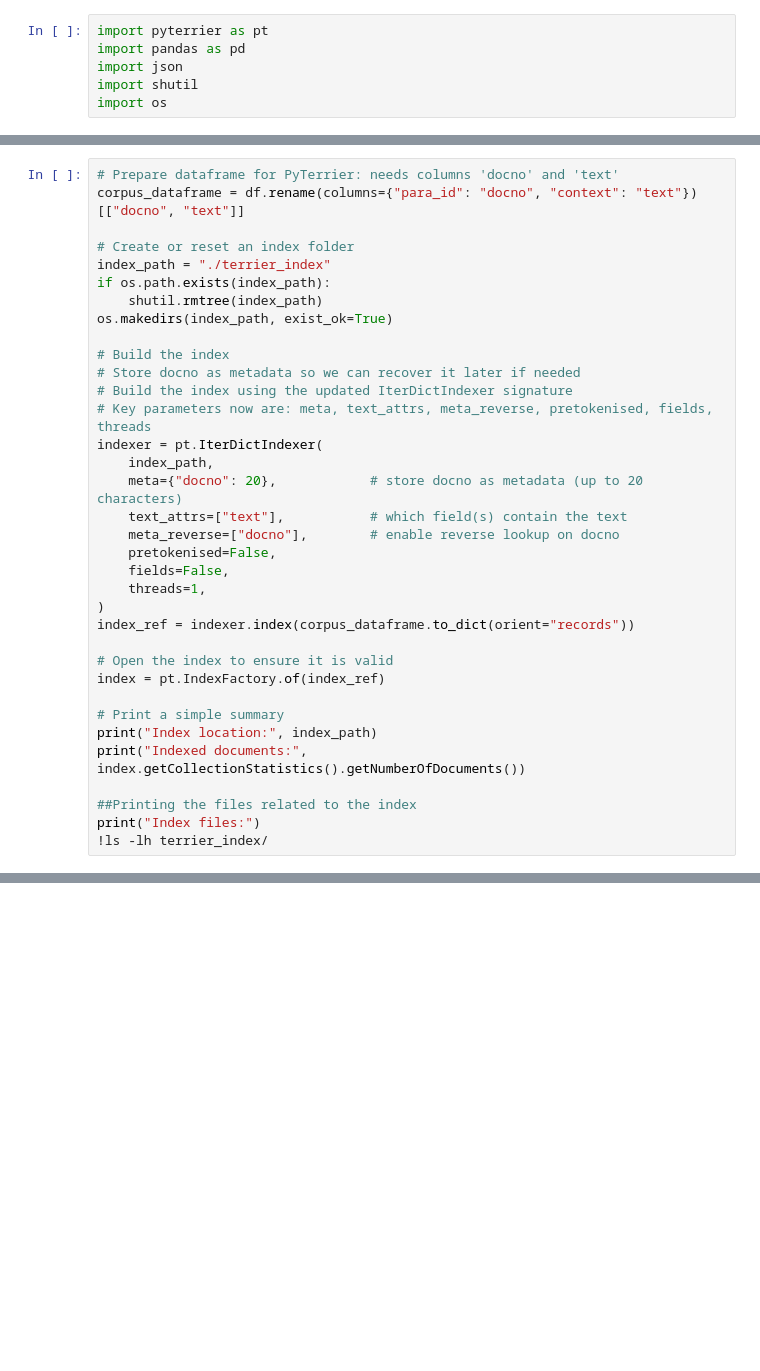
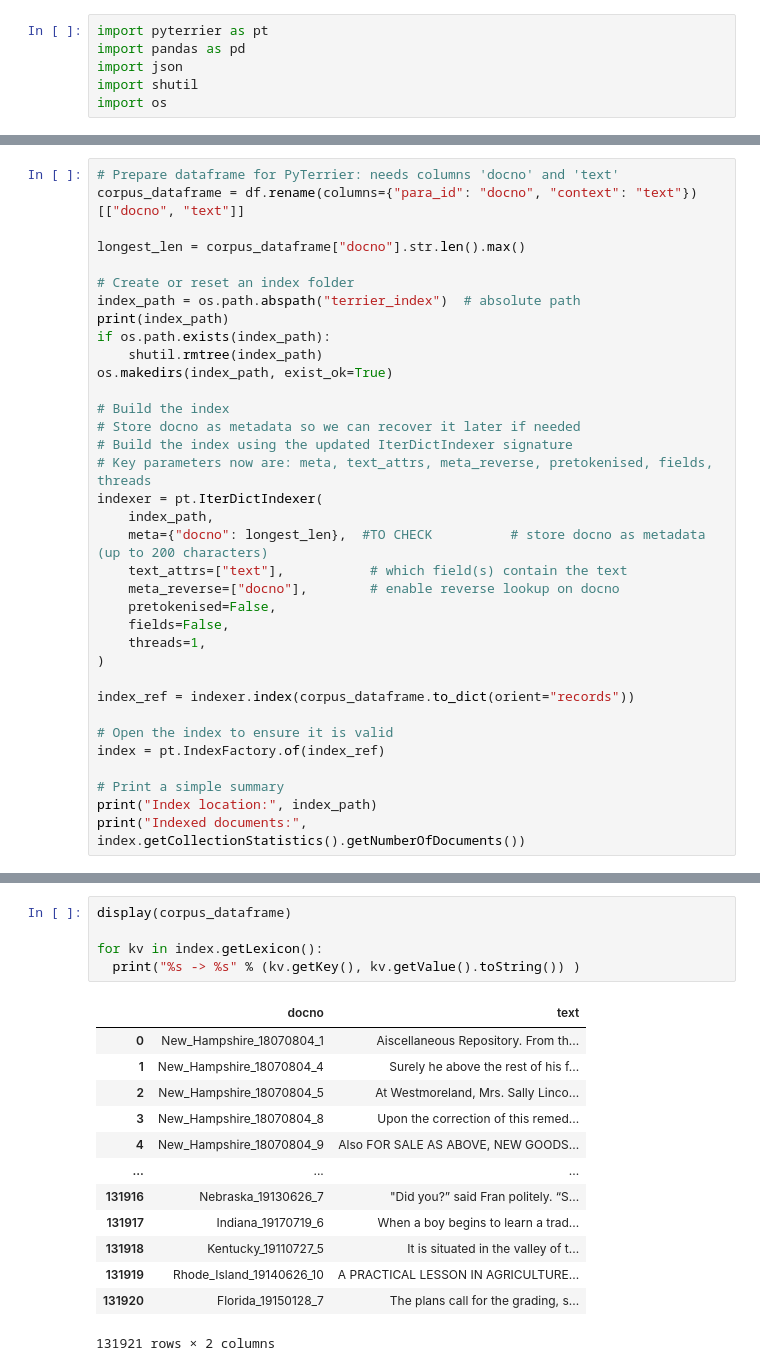
Before and after one commit to BencivenniFilippo/IR-RS_Project, a Jupyter notebook: Historical_News_Question_Answering.ipynb, the cells around one changed output, grey strips where cells are left out. Cells and saved outputs as stored; diff of their text form; blank space fills up the shorter version.

```diff
--- a/Historical_News_Question_Answering.ipynb
+++ b/Historical_News_Question_Answering.ipynb
@@ -305,8 +277,11 @@ df
 # Prepare dataframe for PyTerrier: needs columns 'docno' and 'text'
 corpus_dataframe = df.rename(columns={"para_id": "docno", "context": "text"})[["docno", "text"]]
 
+longest_len = corpus_dataframe["docno"].str.len().max()
+
 # Create or reset an index folder
-index_path = "./terrier_index"
+index_path = os.path.abspath("terrier_index")  # absolute path
+print(index_path)
 if os.path.exists(index_path):
     shutil.rmtree(index_path)
 os.makedirs(index_path, exist_ok=True)
@@ -317,13 +292,14 @@ os.makedirs(index_path, exist_ok=True)
 # Key parameters now are: meta, text_attrs, meta_reverse, pretokenised, fields, threads
 indexer = pt.IterDictIndexer(
     index_path,
-    meta={"docno": 20},            # store docno as metadata (up to 20 characters)
+    meta={"docno": longest_len},  #TO CHECK          # store docno as metadata (up to 200 characters)
     text_attrs=["text"],           # which field(s) contain the text
     meta_reverse=["docno"],        # enable reverse lookup on docno
     pretokenised=False,
     fields=False,
     threads=1,
 )
+
 index_ref = indexer.index(corpus_dataframe.to_dict(orient="records"))
 
 # Open the index to ensure it is valid
@@ -332,8 +308,4 @@ index = pt.IndexFactory.of(index_ref)
 # Print a simple summary
 print("Index location:", index_path)
 print("Indexed documents:", index.getCollectionStatistics().getNumberOfDocuments())
-
-##Printing the files related to the index
-print("Index files:")
-!ls -lh terrier_index/
 # %% [output]
@@ -340,0 +358,19 @@ NameError: name 'os' is not defined
+# %%
+display(corpus_dataframe)
+
+for kv in index.getLexicon():
+  print("%s -> %s" % (kv.getKey(), kv.getValue().toString()) )
+# %% [output]
+|  | docno | text |
+| 0 | New_Hampshire_18070804_1 | Aiscellaneous Repository. From th... |
+| 1 | New_Hampshire_18070804_4 | Surely he above the rest of his f... |
+| 2 | New_Hampshire_18070804_5 | At Westmoreland, Mrs. Sally Linco... |
+| 3 | New_Hampshire_18070804_8 | Upon the correction of this remed... |
+| 4 | New_Hampshire_18070804_9 | Also FOR SALE AS ABOVE, NEW GOODS... |
+| ... | ... | ... |
+| 131916 | Nebraska_19130626_7 | "Did you?” said Fran politely. “S... |
+| 131917 | Indiana_19170719_6 | When a boy begins to learn a trad... |
+| 131918 | Kentucky_19110727_5 | It is situated in the valley of t... |
+| 131919 | Rhode_Island_19140626_10 | A PRACTICAL LESSON IN AGRICULTURE... |
+| 131920 | Florida_19150128_7 | The plans call for the grading, s... |
+131921 rows × 2 columns
```
Also changed, not shown: parts of 13 cells of this notebook, 1 other file.
